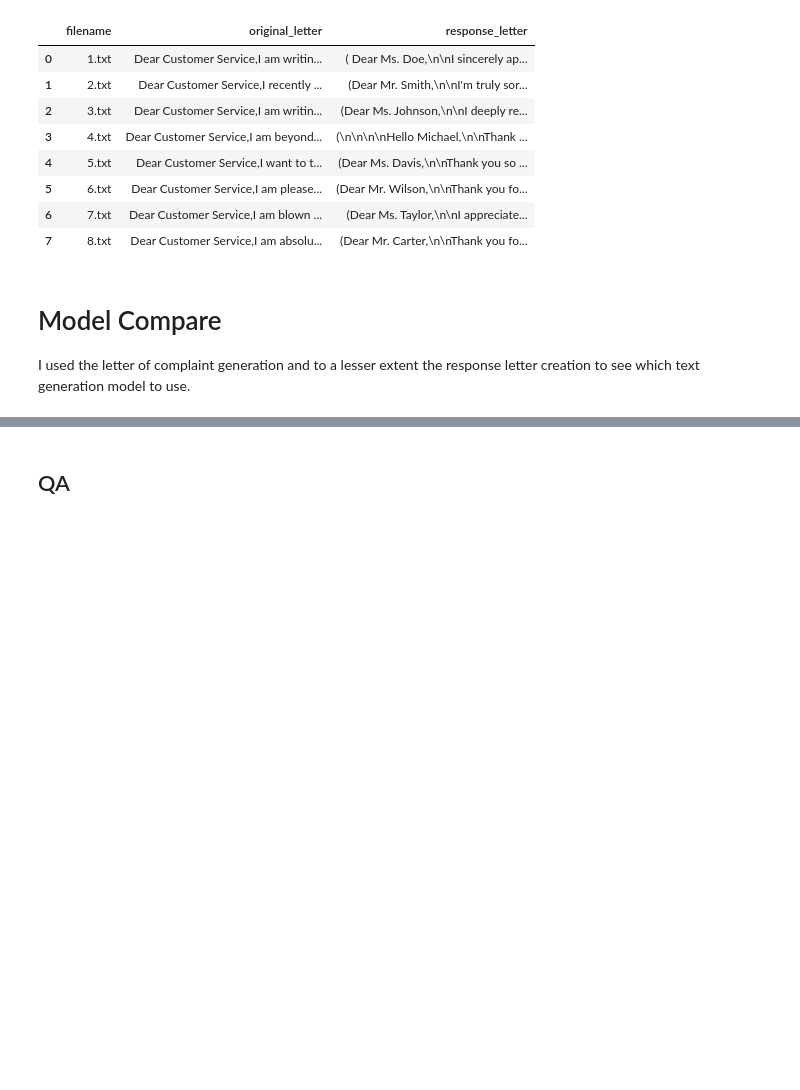
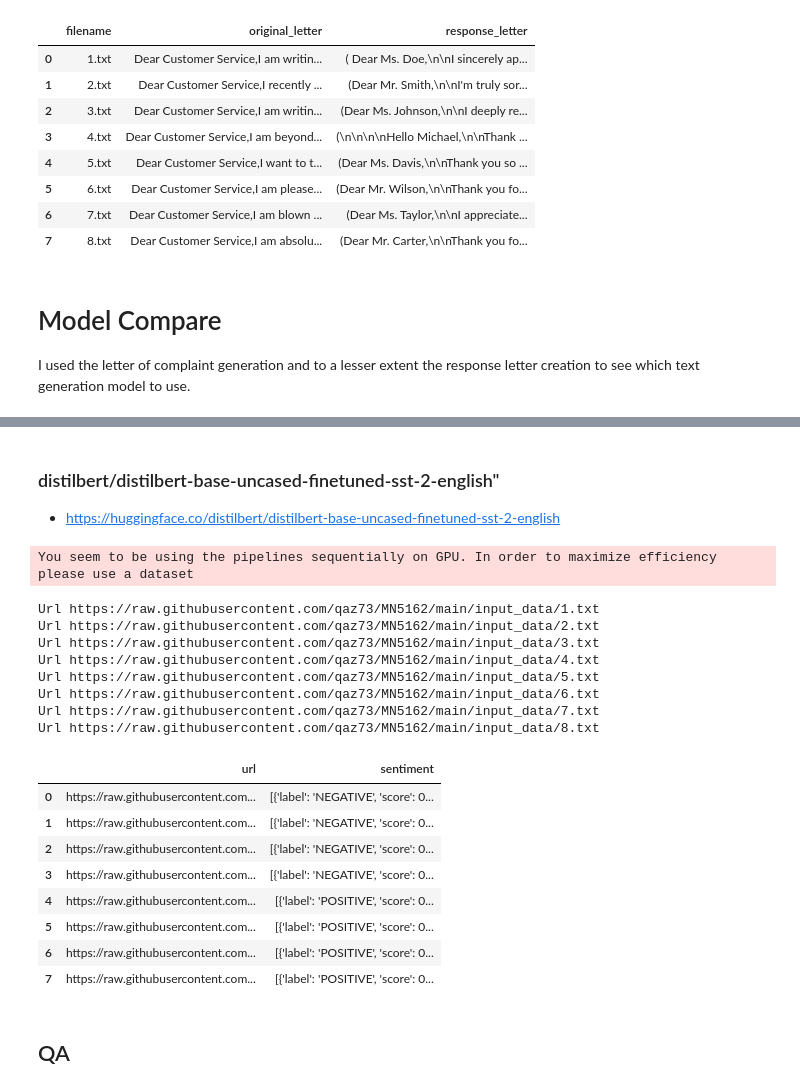
Before and after one commit to qaz73/MN5162, a Jupyter notebook: MN5162_Section1_Assignment_gorourke.ipynb, the cells around one changed output, grey strips where cells are left out. Drawn from its saved outputs; the diff is of its cells as text; code cells hidden in the pictures; blank space fills up the shorter version.

```diff
--- a/MN5162_Section1_Assignment_gorourke.ipynb
+++ b/MN5162_Section1_Assignment_gorourke.ipynb
@@ -503,6 +510,0 @@ I used the letter of complaint generation and to a lesser extent the response le
-# %%
-for feedback in customer_feedback_records:
-
-    print (f"Url {feedback.url}")
-
-    feedback.customer_name = extract_customer_name(ner_pipeline, feedback.original_letter)
@@ -513,3 +523,43 @@ print(determine_sentiment(classifier, text))
+# %% [markdown]
+### distilbert/distilbert-base-uncased-finetuned-sst-2-english"
+- https://huggingface.co/distilbert/distilbert-base-uncased-finetuned-sst-2-english
+# %%
+DEFAULT_SENTIMENT_MODEL = "distilbert/distilbert-base-uncased-finetuned-sst-2-english"
+
+classifier_pipeline = pipeline("text-classification", model = DEFAULT_SENTIMENT_MODEL)
+
+results = []
+for feedback in customer_feedback_records:
+
+    print (f"Url {feedback.url}")
+
+    sentiment =determine_sentiment(classifier_pipeline, feedback.original_letter)
+
+    results.append({'url':feedback.url, 'sentiment':sentiment})
+
+
+df = pd.DataFrame(results)
+pd.set_option('display.max_colwidth', 600)
+df[['url','sentiment']]
+# %% [output]
+You seem to be using the pipelines sequentially on GPU. In order to maximize efficiency please use a dataset
+Url https://raw.githubusercontent.com/qaz73/MN5162/main/input_data/1.txt
+Url https://raw.githubusercontent.com/qaz73/MN5162/main/input_data/2.txt
+Url https://raw.githubusercontent.com/qaz73/MN5162/main/input_data/3.txt
+Url https://raw.githubusercontent.com/qaz73/MN5162/main/input_data/4.txt
+Url https://raw.githubusercontent.com/qaz73/MN5162/main/input_data/5.txt
+Url https://raw.githubusercontent.com/qaz73/MN5162/main/input_data/6.txt
+Url https://raw.githubusercontent.com/qaz73/MN5162/main/input_data/7.txt
+Url https://raw.githubusercontent.com/qaz73/MN5162/main/input_data/8.txt
+|  | url | sentiment |
+| 0 | https://raw.githubusercontent.com... | [{'label': 'NEGATIVE', 'score': 0... |
+| 1 | https://raw.githubusercontent.com... | [{'label': 'NEGATIVE', 'score': 0... |
+| 2 | https://raw.githubusercontent.com... | [{'label': 'NEGATIVE', 'score': 0... |
+| 3 | https://raw.githubusercontent.com... | [{'label': 'NEGATIVE', 'score': 0... |
+| 4 | https://raw.githubusercontent.com... | [{'label': 'POSITIVE', 'score': 0... |
+| 5 | https://raw.githubusercontent.com... | [{'label': 'POSITIVE', 'score': 0... |
+| 6 | https://raw.githubusercontent.com... | [{'label': 'POSITIVE', 'score': 0... |
+| 7 | https://raw.githubusercontent.com... | [{'label': 'POSITIVE', 'score': 0... |
 # %% [markdown]
 ## QA
 # %%
```
Also changed, not shown: parts of 7 cells of this notebook.
